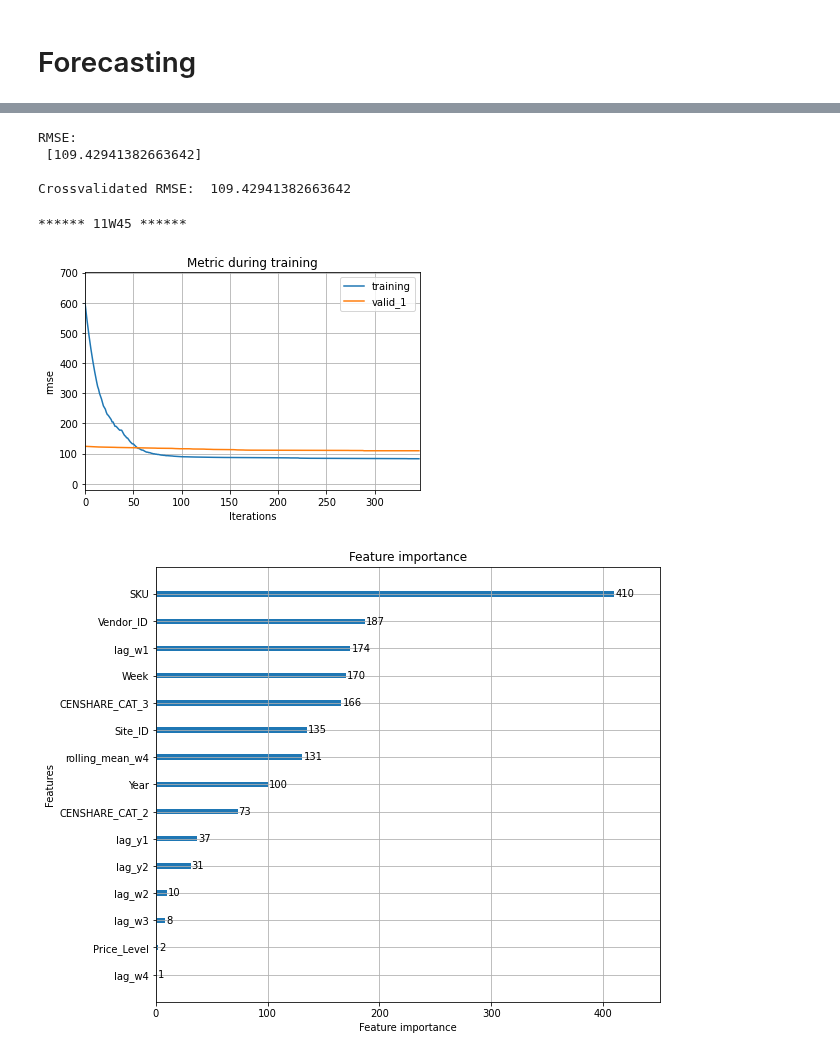
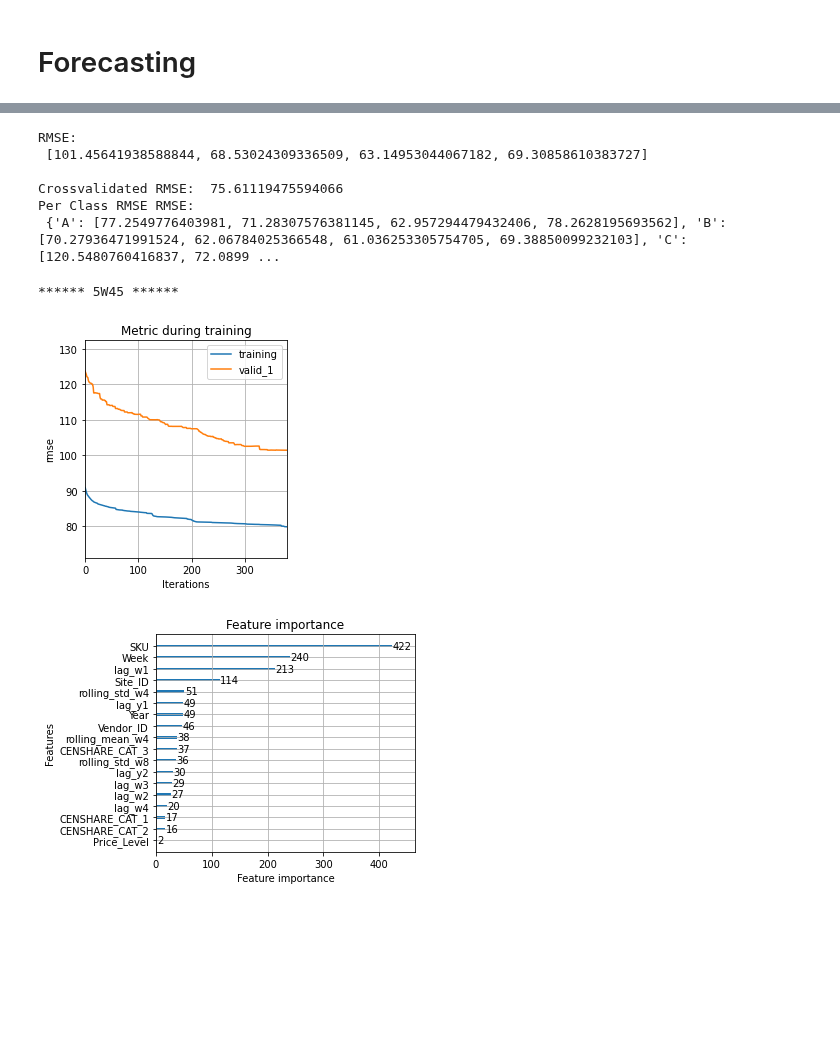
Before and after one commit to dominicdoerig/verteiler, a Jupyter notebook: 03_Forecasting_LightGBM/Boosted-Trees.ipynb, the cells around one changed output, grey strips where cells are left out. Cells and saved outputs as stored; diff of their text form; code cells hidden in the pictures; blank space fills up the shorter version.

Commit message:
Validate Performance of 1st LightGBM approach per article-classification

```diff
--- a/03_Forecasting_LightGBM/Boosted-Trees.ipynb
+++ b/03_Forecasting_LightGBM/Boosted-Trees.ipynb
@@ -72,7 +57,7 @@ cat_features = [
 
 num_features = [
 'rolling_mean_w4', 'lag_w1',
-       'lag_w2', 'lag_w3', 'lag_w4', 'lag_y1', 'lag_y2'
+       'lag_w2', 'lag_w3', 'lag_w4', 'lag_y1', 'lag_y2','rolling_std_w4','rolling_std_w8'
 ]
 
 features = cat_features + num_features
@@ -87,6 +72,12 @@ df['rolling_mean_w4'] = df.sort_values(by=['Year', 'Week']).groupby(
 
 df['rolling_mean_w8'] = df.sort_values(by=['Year', 'Week']).groupby(
     ['SKU', 'Site_ID'])[target_variable].transform(lambda x: x.shift(1).rolling(window=8).mean())
+
+df['rolling_std_w4'] = df.sort_values(by=['Year', 'Week']).groupby(
+    ['SKU', 'Site_ID'])[target_variable].transform(lambda x: x.shift(1).rolling(window=4).std())
+
+df['rolling_std_w8'] = df.sort_values(by=['Year', 'Week']).groupby(
+    ['SKU', 'Site_ID'])[target_variable].transform(lambda x: x.shift(1).rolling(window=8).std())
 
 df['lag_w1'] = df.sort_values(by=['Year', 'Week']).groupby(
     ['SKU', 'Site_ID'])[target_variable].transform(lambda x: x.shift(1))
@@ -128,13 +119,14 @@ splits = utils.get_splits(df, fh=forecast_horizon, n_splits=n_splits)
 # %%
 model_params = {
     'seed': 10,
-    'objective': 'poisson',
+    'objective': 'regression',
     'metric': 'rmse',
-    'num_leaves': 2^4,
-    'max_bin': 1000,
+    'num_leaves': 2^7,
+    'learning_rate': 0.25
     }
 # %%
 rmse = []
+rmse_per_class = {"A": [], "B": [], "C": []}
 
 for week, year in splits:
     print(f'\n\n****** {year}W{week} ******')
@@ -170,6 +162,16 @@ for week, year in splits:
 
     y_pred = gbm.predict(x_test, num_iteration=gbm.best_iteration)
 
+    for classification in ['A','B','C']:
+        df_class = x_test.copy()
+        df_class['Prediction'] = y_pred
+        df_class[target_variable] = y_test
+        df_class = df_class.merge(df[['Site_ID', 'SKU','Classification']].drop_duplicates(), on=['Site_ID', 'SKU'])
+        df_class = df_class.loc[df_class.Classification == classification]
+        rmse_per_class[classification].append(
+            mean_squared_error(df_class.Prediction, df_class[target_variable], squared=False))
+
+
     gbm.save_model(path_models + f'gbm_{year}w{week}.txt', num_iteration=gbm.best_iteration)
 
     evals_result_p = open(path_models+ f'evals_result_{year}w{week}.pkl', 'wb')
@@ -177,3 +179,5 @@ for week, year in splits:
     evals_result_p.close()
 
     rmse.append(mean_squared_error(y_test, y_pred, squared=False))
+
+    clear_output()
@@ -204,26 +184,36 @@ Early stopping, best iteration is:
 # %%
 print('RMSE:\n', rmse)
+print('\nCrossvalidated RMSE: ', np.mean(rmse))
 
-print('\nCrossvalidated RMSE: ', np.mean(rmse))
+
+# Print results
+print('Per Class RMSE RMSE:\n', rmse_per_class)
 # %% [output]
 RMSE:
- [109.42941382663642]
+ [101.45641938588844, 68.53024309336509, 63.14953044067182, 69.30858610383727]
 
-Crossvalidated RMSE:  109.42941382663642
+Crossvalidated RMSE:  75.61119475594066
+Per Class RMSE RMSE:
+ {'A': [77.2549776403981, 71.28307576381145, 62.957294479432406, 78.2628195693562], 'B': [70.27936471991524, 62.06784025366548, 61.036253305754705, 69.38850099232103], 'C': [120.5480760416837, 72.0899 ...
 # %%
 for week, year in splits:
     print(f'****** {year}W{week} ******')
 
     mod = lgb.Booster(model_file=path_models + f'gbm_{year}w{week}.txt')
     evals = pickle.load(open(path_models + f'evals_result_{year}w{week}.pkl', 'rb'))
 
-    ax = lgb.plot_metric(evals)
+    ax = lgb.plot_metric(evals,figsize=(4,4))
+    plt.gcf().subplots_adjust(left=0.2)
+    plt.savefig('fig1.pdf')
     plt.show()
 
-    ax = lgb.plot_importance(mod, figsize=(10,8))
-    plt.gcf().subplots_adjust(left=0.2)
+    ax = lgb.plot_importance(mod, figsize=(6,4))
+    plt.gcf().subplots_adjust(left=0.3)
+    plt.savefig('fig2.pdf')
     plt.show()
+
+    break
 # %% [output]
-****** 11W45 ******
+****** 5W45 ******
-[figure, old version]
+[figure, new version]
-[figure, old version]
+[figure, new version]
```
Also changed, not shown: parts of 7 cells of this notebook.
